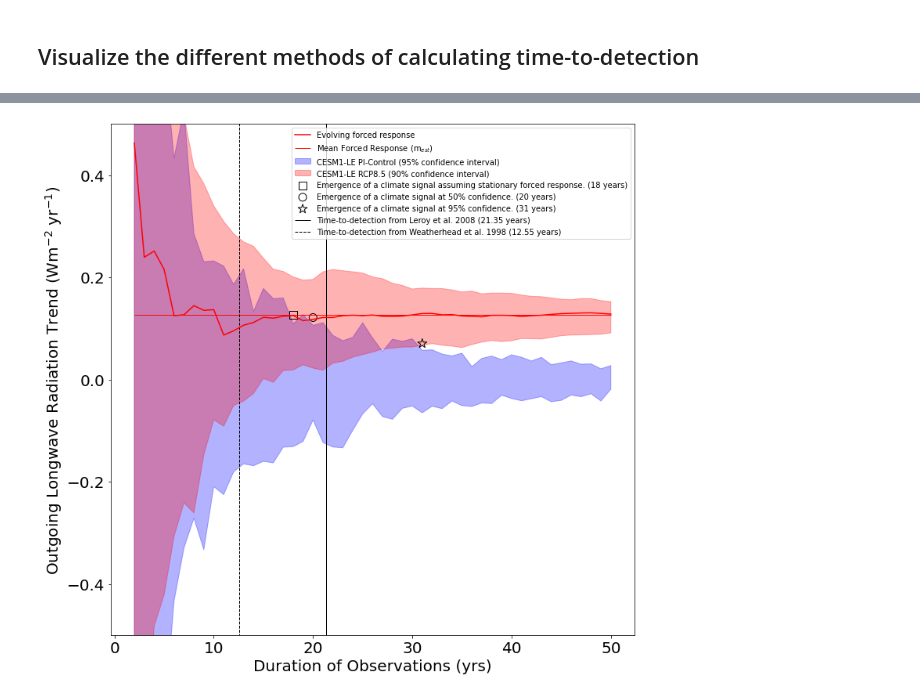
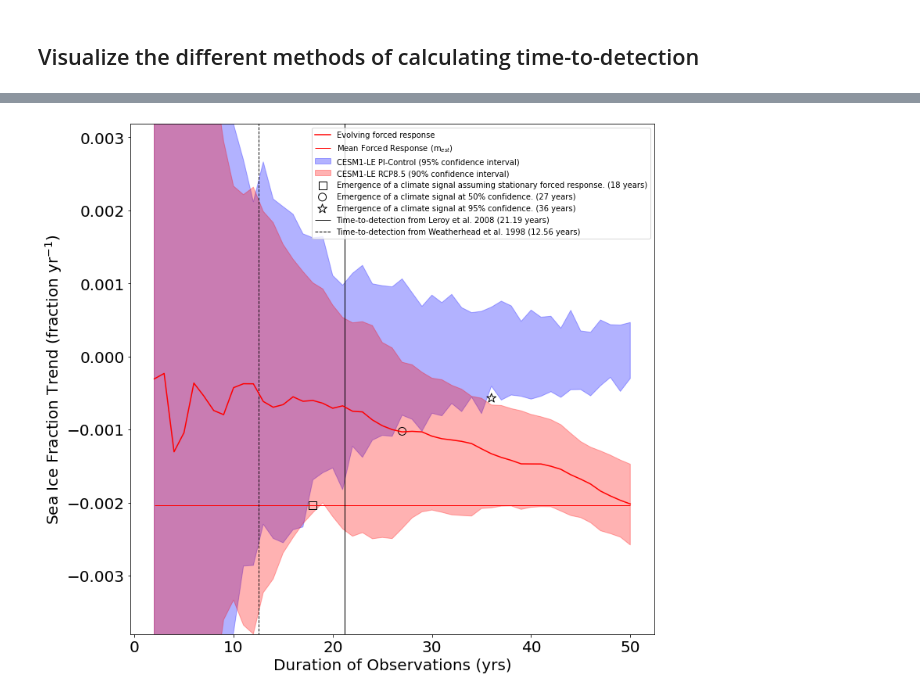
Before and after one commit to jshaw35/spectral_ice, a Jupyter notebook: trend_uncertainty/detectiontime_comparison.ipynb, the cells around one changed output, grey strips where cells are left out. Saved outputs shown, nothing was run; the diff lists cells and outputs as text; code cells hidden in the pictures.

Commit message:
monthly emergence processing and plotting done!

```diff
--- a/trend_uncertainty/detectiontime_comparison.ipynb
+++ b/trend_uncertainty/detectiontime_comparison.ipynb
@@ -1024,3 +1120,10 @@ Naive detection of annual FSNTOA emergence after 18 years.
+# %%
+# We first take the duration and broadcast it across variables and months.
+duration_broad = detect_naive_monthly_ds.duration.broadcast_like(detect_naive_monthly_ds)
+# Then we select the gridcells where detection did not occur. Emergence is one year after the last year where detection did not occur (maximum duration of non-detections.
+emergence_naive_monthly_ds = 1 + duration_broad.where(~detect_naive_monthly_ds).max(dim='duration')
+# Fill areas where emergence did not occur with nans
+emergence_naive_monthly_ds = xr.where(emergence_naive_monthly_ds > 50,np.nan,emergence_naive_monthly_ds)
 # %% [markdown]
 __Calculate detection comparing confidence intervals of the evolving forced response of the model and confidence intervals from the pre-industrial simulations__
 # %% [markdown]
@@ -1028,6 +1131,7 @@ Now when will the forced trend be outside of this confidence interval?
 # %%
 # Do for bootstrapped 5th and 95th percentiles and the .
 detect_complex_dict = {}
+detect_complex_monthly_dict = {}
 
 for _var in ens_vars:
 
@@ -1043,3 +1147,22 @@ for _var in ens_vars:
     detect_bool = np.bitwise_or(_lower_bounds_forced > _upper_bounds_pic, _lower_bounds_pic > _upper_bounds_forced)
 
     detect_complex_dict[_var] = detect_bool
+
+###################### Do monthly calculations
+    # Grab the 90% range (5-95 cdf) on the forced response
+    _lower_bounds_forced_monthly = lens_bounds_monthly_dur_ds[_var].sel(bound=0)
+    _upper_bounds_forced_monthly = lens_bounds_monthly_dur_ds[_var].sel(bound=1)
+
+    # Grab the 5th and 95 percentiles of the pre-industrial control
+    _lower_bounds_pic_monthly = pic_bounds_monthly_dur_ds[_var].sel(bound=0)
+    _upper_bounds_pic_monthly = pic_bounds_monthly_dur_ds[_var].sel(bound=1)
+
+    # Boolean to tell us if these intervals are non-overlapping
+    detect_bool = np.bitwise_or(_lower_bounds_forced_monthly > _upper_bounds_pic_monthly, _lower_bounds_pic_monthly > _upper_bounds_forced_monthly)
+
+    detect_complex_monthly_dict[_var] = detect_bool
+
+detect_complex_ds = xr.merge(detect_complex_dict.values())
+detect_complex_monthly_ds = xr.merge(detect_complex_monthly_dict.values())
+
+del detect_complex_dict,detect_complex_monthly_dict
@@ -1067,0 +1180,7 @@ Complex detection of annual FSNTOA emergence after 27 years.
+# %%
+# We first take the duration and broadcast it across variables and months.
+duration_broad = detect_complex_monthly_ds.duration.broadcast_like(detect_complex_monthly_ds)
+# Then we select the gridcells where detection did not occur. Emergence is one year after the last year where detection did not occur (maximum duration of non-detections.
+emergence_complex_monthly_ds = 1 + duration_broad.where(~detect_complex_monthly_ds).max(dim='duration')
+# Fill areas where emergence did not occur with nans
+emergence_complex_monthly_ds = xr.where(emergence_complex_monthly_ds > 50,np.nan,emergence_complex_monthly_ds)
@@ -1146,6 +1381,6 @@ def plot_detection(var_name,var_fullname,var_units,ylims=None):
 # %%
-_var = 'FLUT'
+_var = 'ICEFRAC'
 
-flut_emergenceplot = plot_detection(_var,ens_varnames[_var],ens_varunits[_var],ylims=[-0.5,0.5])
+flut_emergenceplot = plot_detection_monthly(12,_var,ens_varnames[_var],ens_varunits[_var],ylims='full')
 # %% [output]
-[figure, old version]
+[figure, new version]
```
Also changed, not shown: parts of 23 cells of this notebook.
